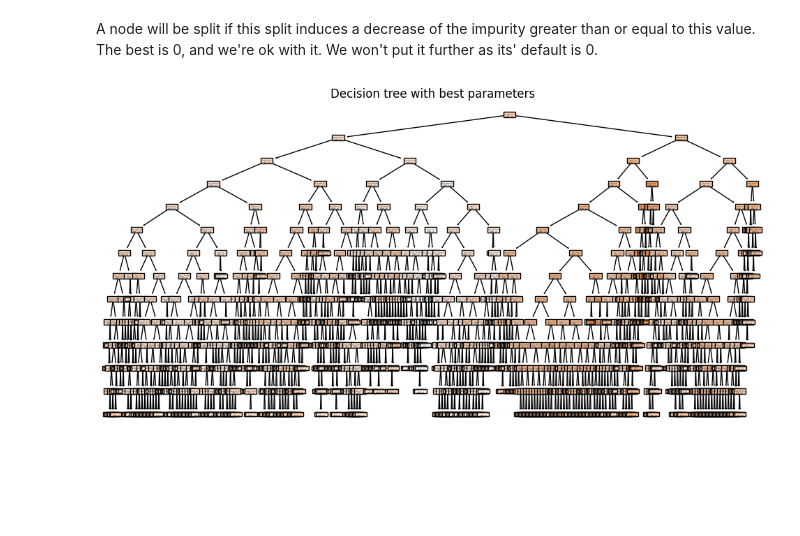
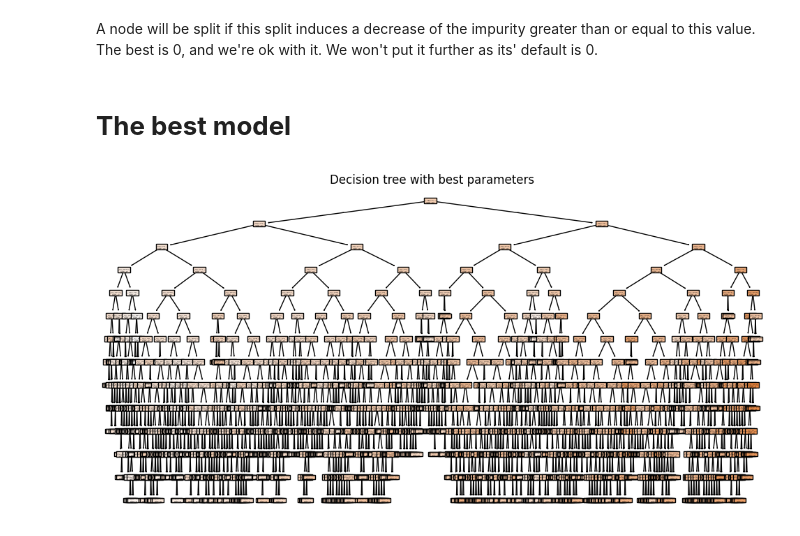
Before and after one commit to Alisizationed/sigmoid_homeworks, a Jupyter notebook: hw_7_decision_trees/Sigmoid_HW_7.ipynb, the cells around one changed output. Saved outputs shown, nothing was run; the diff lists cells and outputs as text; code cells hidden in the pictures; blank space fills up the shorter version.

```diff
--- a/hw_7_decision_trees/Sigmoid_HW_7.ipynb
+++ b/hw_7_decision_trees/Sigmoid_HW_7.ipynb
@@ -240,7 +308,7 @@ I'll take 13, because otherwise it is already overfitting.
 # %%
 plt.figure(figsize=(10,10))
 
-x_vals = range(3, 25)
+x_vals = range(3, 50)
 y_vals = []
 
 for i in x_vals:
@@ -330,7 +398,7 @@ y_vals = []
 for i in x_vals:
   rgr = DecisionTreeRegressor(
       max_depth=13,
-      min_samples_split=17,
+      min_samples_split=19,
       min_samples_leaf=10,
       min_weight_fraction_leaf=5e-4,
       max_features=i,
@@ -400,0 +440,23 @@ x_vals[y_vals.index(max(y_vals))]
+# %%
+plt.figure(figsize=(10,10))
+
+x_vals = [i * 10 for i in range(1, 150)]
+y_vals = []
+
+for i in x_vals:
+  rgr = DecisionTreeRegressor(
+      max_depth=13,
+      min_samples_split=19,
+      min_samples_leaf=10,
+      min_weight_fraction_leaf=5e-4,
+      max_features=11,
+      max_leaf_nodes=i,
+      random_state=42
+      )
+  rgr.fit(X_train, y_train)
+  y_vals.append(rgr.score(X_test, y_test))
+
+plt.plot(x_vals, y_vals)
+plt.xlabel('max_leaf_nodes')
+plt.ylabel('score')
+plt.show()
@@ -409,11 +477,11 @@ y_vals = []
 for i in x_vals:
   rgr = DecisionTreeRegressor(
       max_depth=13,
-      min_samples_split=17,
+      min_samples_split=19,
       min_samples_leaf=10,
       min_weight_fraction_leaf=5e-4,
-      max_features=32,
-      max_leaf_nodes=1024,
+      max_features=11,
+      max_leaf_nodes=860,
       min_impurity_decrease=i,
       random_state=42
       )
@@ -433,25 +501,27 @@ x_vals[y_vals.index(max(y_vals))]
 # %% [markdown]
 A node will be split if this split induces a decrease of the impurity greater than or equal to this value. The best is 0, and we're ok with it.
 We won't put it further as its' default is 0.
+# %% [markdown]
+# **The best model**
 # %%
 plt.figure(figsize=(12,6))
 
 rgr = DecisionTreeRegressor(
     max_depth=13,
-    min_samples_split=17,
+    min_samples_split=19,
     min_samples_leaf=10,
     min_weight_fraction_leaf=5e-4,
-    max_features=32,
-    max_leaf_nodes=1024,
+    max_features=11,
+    max_leaf_nodes=860,
     random_state=42
     )
 rgr.fit(X_train, y_train)
 
 plot_tree(rgr, filled=True)
 plt.title("Decision tree with best parameters")
 plt.show()
 # %% [output]
-[figure, old version]
+[figure, new version]
 # %%
 plt.figure(figsize=(12,6))
 plot_tree(rgr, filled=True, max_depth=2)
```
Also changed, not shown: parts of 55 cells of this notebook.
